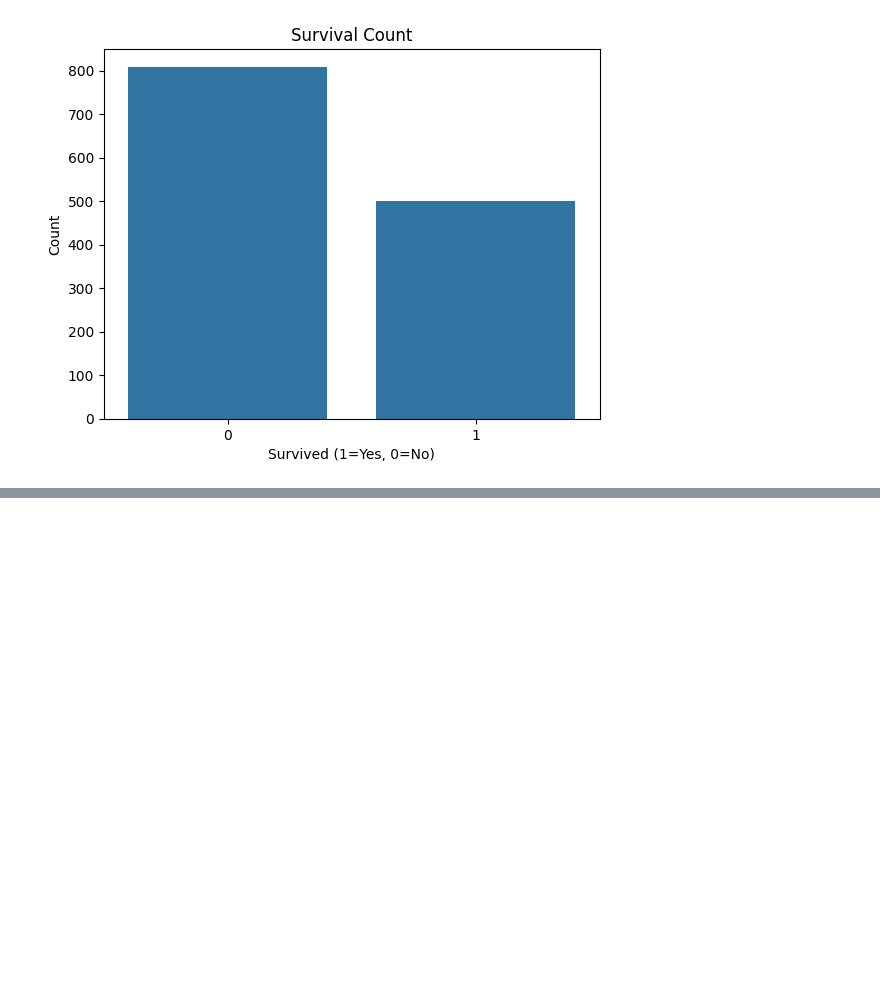
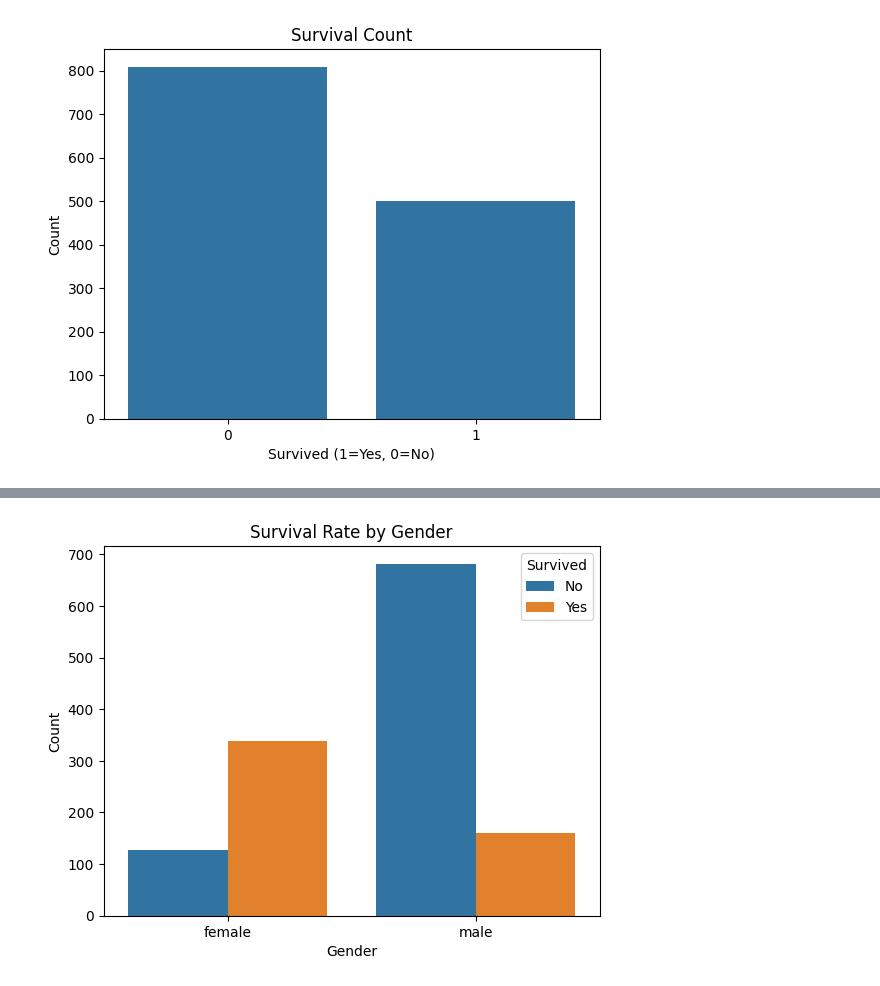
Before and after one commit to FaresQaddoumi/ML-fundamentals-2025, a Jupyter notebook: assignment_1_Fares_AlQadoumi.ipynb, the cells around one changed output, grey strips where cells are left out. Cells and saved outputs as stored; diff of their text form; code cells hidden in the pictures; blank space fills up the shorter version.

```diff
--- a/assignment_1_Fares_AlQadoumi.ipynb
+++ b/assignment_1_Fares_AlQadoumi.ipynb
@@ -89,0 +98,10 @@ plt.show()
+# %%
+sns.countplot(x='sex', hue='survived', data=df)
+plt.title("Survival Rate by Gender")
+plt.xlabel("Gender")
+plt.ylabel("Count")
+plt.legend(title="Survived", labels=["No", "Yes"])
+plt.show()
+#This exlains the survival rate based on gender, and it splits the elements to convey them properly using plt.legend.
+# %% [output]
+[figure, added]
```
Also changed, not shown: parts of 9 cells of this notebook.
